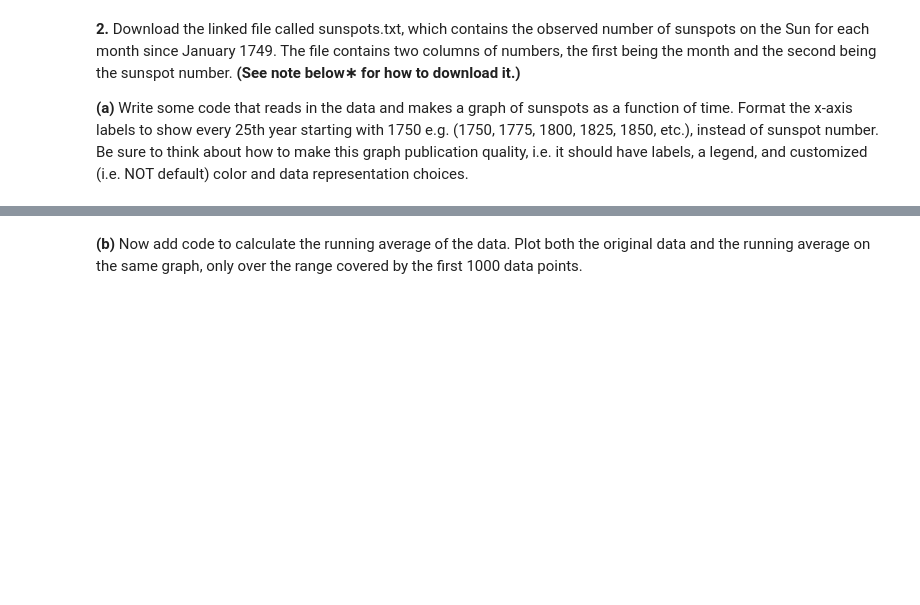
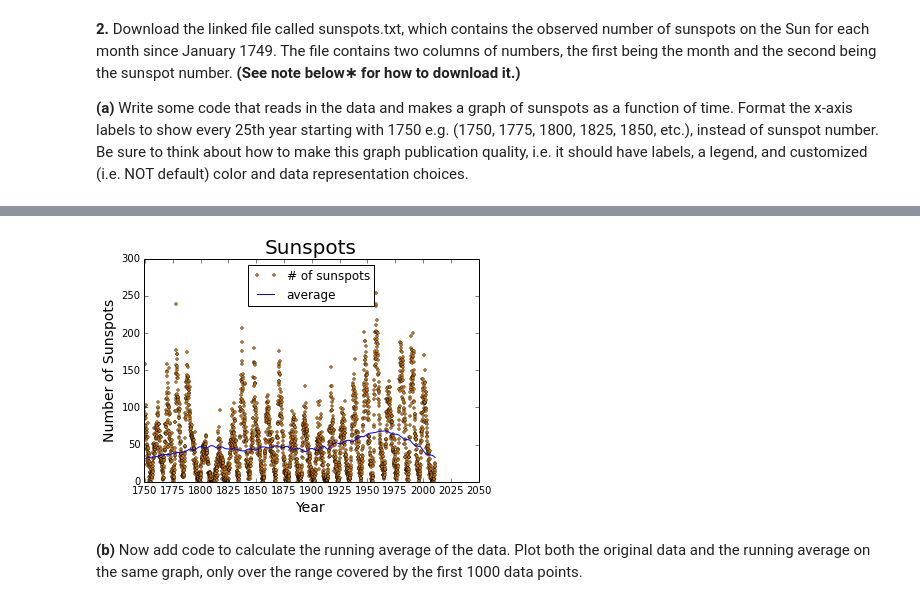
Before and after one commit to slewis06/PHYS202-S14, a Jupyter notebook: Graphics/GraphicsExercises.ipynb, the cells around one changed output, grey strips where cells are left out. Saved outputs shown, nothing was run; the diff lists cells and outputs as text; code cells hidden in the pictures; blank space fills up the shorter version.

Commit message:
Working on Graphics and Error Handling

```diff
--- a/Graphics/GraphicsExercises.ipynb
+++ b/Graphics/GraphicsExercises.ipynb
@@ -94,3 +63,38 @@ plt.legend(loc='upper right');
+# %%
+#load sunspots.txt using np.loadtxt and assign it to a variable.
+x = np.loadtxt('sunspots.txt')
+
+#define months as every row in the first column of the data.
+months = x[:,0]
+
+#We dont want months, we want the year, starting from 1749.
+#So, by dividing each value in months by 12 and adding it to 1749, we can keep track of what year it is!
+years = months/12. + 1749
+
+#The number of sunspots is defined as every row in the 2nd column.
+sunspots = x[:,1]
+
+#Here I define a plot, label the x and y axes, and give it a title.
+fig, ax = plt.subplots(1, 1)
+ax.set_xlabel('Year', fontsize=14)
+ax.set_ylabel('Number of Sunspots', fontsize=14)
+ax.set_title('Sunspots', fontsize=20)
+
+#I want the graph to start at 1749, as it is the first year with available data.
+#However, to make it look nice, I set the ticks on the x-axis to go from 1750 to 2050 in even steps of 25 years.
+plt.xlim(1749,2050)
+plt.xticks(linspace(1750, 2050, 13))
+
+#Here I actually plot the data and manipulate it to look nice.
+plt.plot(years,sunspots, 'o', markersize=2.5, color="DarkOrange", linewidth = 0.5, label='# of sunspots');
+
+#Here I plot the running average, which is defined in part b.
+plt.plot(years,avg, label = 'average')
+
+#And finally I place the legend at the position Python thinks is best.
+plt.legend(loc='best');
+# %% [output]
+[figure, added]
 # %% [markdown]
 **(b)** Now add code to calculate the running average of the data. Plot both the original data and the running average on the same graph, only over the range covered by the first 1000 data points.
 # %%
```
Also changed, not shown: parts of 9 cells of this notebook, 1 other file.
